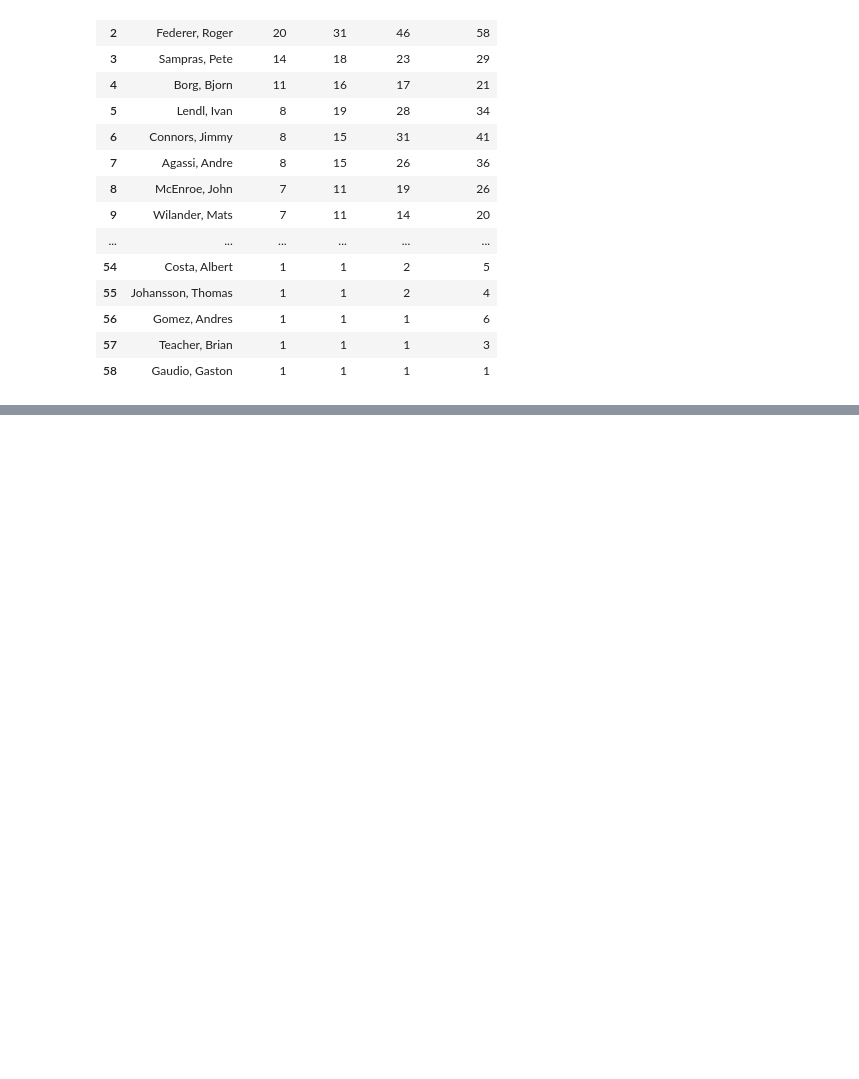
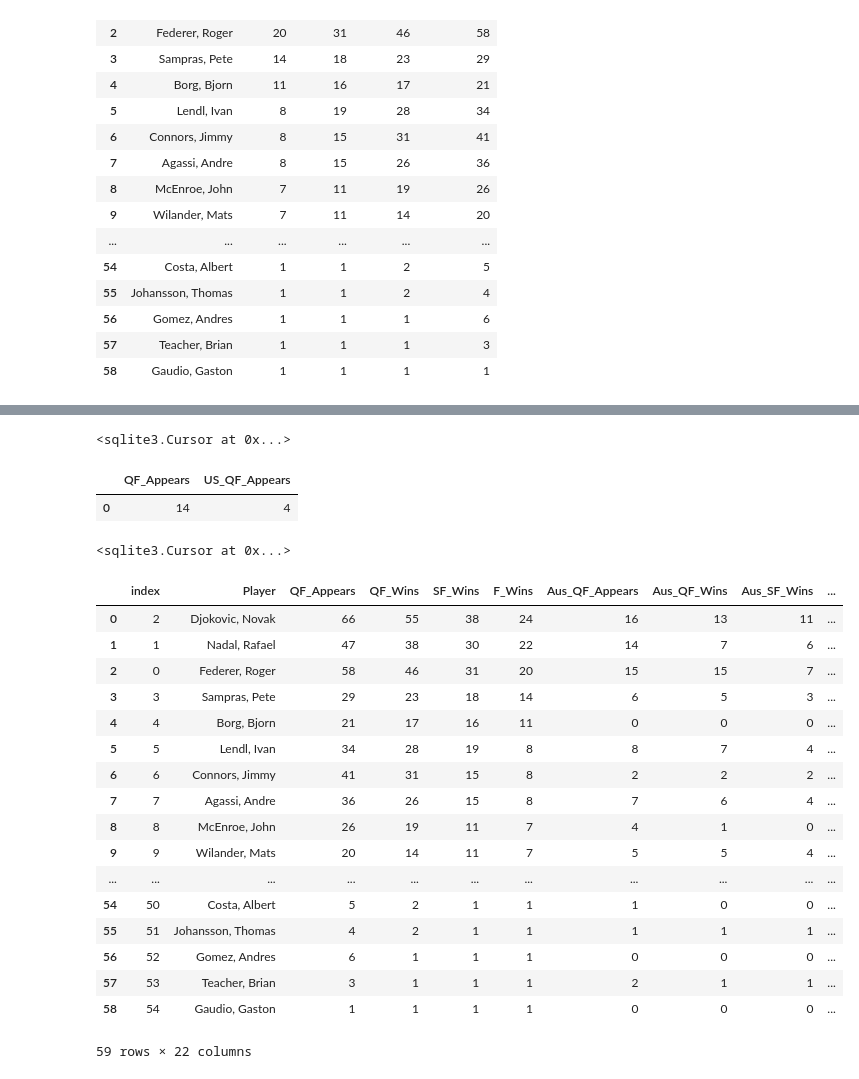
Before and after one commit to gadamico/Sports-Data, a Jupyter notebook: mens_singles_tennis/notebooks/tennis-db-updating-2026.ipynb, the cells around one changed output, grey strips where cells are left out. Cells and saved outputs as stored; diff of their text form; code cells hidden in the pictures; blank space fills up the shorter version.

```diff
--- a/mens_singles_tennis/notebooks/tennis-db-updating-2026.ipynb
+++ b/mens_singles_tennis/notebooks/tennis-db-updating-2026.ipynb
@@ -890,0 +906,2 @@ con.close()
+# %%
+con = sqlite3.connect('../data/tennis.db')
@@ -890,0 +1054,43 @@ con.close()
+# %%
+con.execute(
+    """
+    UPDATE mens_tennis
+
+    SET QF_Appears = 6,
+    QF_Wins = 3,
+    SF_Wins = 1,
+    US_QF_Appears = 2,
+    US_QF_Wins = 2,
+    US_SF_Wins = 1
+
+    WHERE Player = 'Shelton, Ben'
+    """
+)
+# %% [output]
+<sqlite3.Cursor at 0x...>
+# %%
+pd.read_sql(
+    """
+    SELECT QF_Appears, US_QF_Appears
+    FROM mens_tennis
+    WHERE Player = 'Alcaraz, Carlos'
+    """
+    ,
+    con
+)
+# %% [output]
+|  | QF_Appears | US_QF_Appears |
+| 0 | 14 | 4 |
+# %%
+con.execute(
+    """
+    UPDATE mens_tennis
+
+    SET QF_Appears = 15,
+    US_QF_Appears = 5
+
+    WHERE Player = 'Alcaraz, Carlos'
+    """
+)
+# %% [output]
+<sqlite3.Cursor at 0x...>
@@ -890,0 +1099,30 @@ con.close()
+# %%
+pd.read_sql(
+    """
+    SELECT *
+    FROM mens_tennis
+    WHERE F_Wins >= 1
+    ORDER BY F_Wins DESC, SF_Wins DESC, QF_Wins DESC, QF_Appears DESC, Player
+    """
+    ,
+    con
+)
+# %% [output]
+|  | index | Player | QF_Appears | QF_Wins | SF_Wins | F_Wins | Aus_QF_Appears | Aus_QF_Wins | Aus_SF_Wins | ... |
+| 0 | 2 | Djokovic, Novak | 66 | 55 | 38 | 24 | 16 | 13 | 11 | ... |
+| 1 | 1 | Nadal, Rafael | 47 | 38 | 30 | 22 | 14 | 7 | 6 | ... |
+| 2 | 0 | Federer, Roger | 58 | 46 | 31 | 20 | 15 | 15 | 7 | ... |
+| 3 | 3 | Sampras, Pete | 29 | 23 | 18 | 14 | 6 | 5 | 3 | ... |
+| 4 | 4 | Borg, Bjorn | 21 | 17 | 16 | 11 | 0 | 0 | 0 | ... |
+| 5 | 5 | Lendl, Ivan | 34 | 28 | 19 | 8 | 8 | 7 | 4 | ... |
+| 6 | 6 | Connors, Jimmy | 41 | 31 | 15 | 8 | 2 | 2 | 2 | ... |
+| 7 | 7 | Agassi, Andre | 36 | 26 | 15 | 8 | 7 | 6 | 4 | ... |
+| 8 | 8 | McEnroe, John | 26 | 19 | 11 | 7 | 4 | 1 | 0 | ... |
+| 9 | 9 | Wilander, Mats | 20 | 14 | 11 | 7 | 5 | 5 | 4 | ... |
+| ... | ... | ... | ... | ... | ... | ... | ... | ... | ... | ... |
+| 54 | 50 | Costa, Albert | 5 | 2 | 1 | 1 | 1 | 0 | 0 | ... |
+| 55 | 51 | Johansson, Thomas | 4 | 2 | 1 | 1 | 1 | 1 | 1 | ... |
+| 56 | 52 | Gomez, Andres | 6 | 1 | 1 | 1 | 0 | 0 | 0 | ... |
+| 57 | 53 | Teacher, Brian | 3 | 1 | 1 | 1 | 2 | 1 | 1 | ... |
+| 58 | 54 | Gaudio, Gaston | 1 | 1 | 1 | 1 | 0 | 0 | 0 | ... |
+59 rows × 22 columns
```
Also changed, not shown: parts of 15 cells of this notebook, 2 other files.
